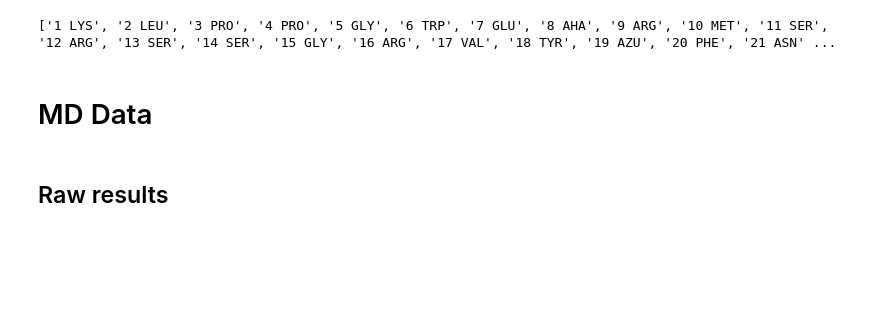
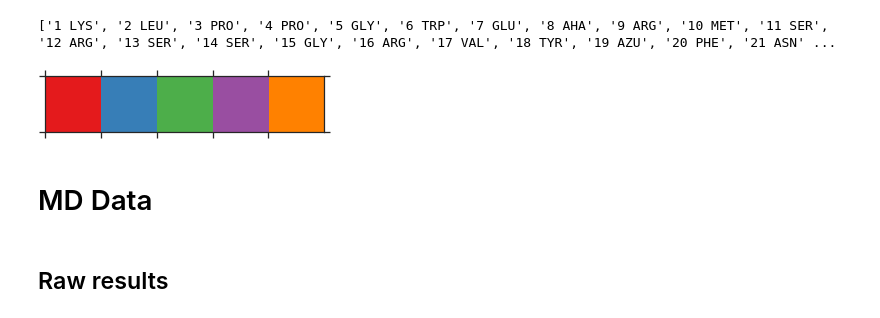
Before and after one commit to Schlabonski/WW, a Jupyter notebook: Scripts/MEQ_simulation.ipynb, the cells around one changed output. Drawn from its saved outputs; the diff is of its cells as text; code cells hidden in the pictures; blank space fills up the shorter version.

```diff
--- a/Scripts/MEQ_simulation.ipynb
+++ b/Scripts/MEQ_simulation.ipynb
@@ -47,43 +47,57 @@ print(residue_names)
 # %% [output]
 ['1 LYS', '2 LEU', '3 PRO', '4 PRO', '5 GLY', '6 TRP', '7 GLU', '8 AHA', '9 ARG', '10 MET', '11 SER', '12 ARG', '13 SER', '14 SER', '15 GLY', '16 ARG', '17 VAL', '18 TYR', '19 AZU', '20 PHE', '21 ASN' ...
 # %%
+cpalette = sns.color_palette()
+
+cpalette = cpalette[:-1] # delete yellow
+l_colormap = len(cpalette)
+
+sns.palplot(cpalette)
+
 def plot_E_kin(E_kin_array, time, plotlabels, saveroot='E_kin_MD', E_kin_model=None, t_model=None, log=True, norm_to_zero=True):
     fig = plt.figure(figsize=(10,6))
     axe = fig.add_subplot(111)
 
     for i, e_kin in enumerate(E_kin_array):
+        plabel = plotlabels[i]
         if norm_to_zero:
-            lineplot = axe.plot(time, e_kin-e_kin[0], label=plotlabels[i])
+            lineplot = axe.plot(time, e_kin-e_kin[0], label=plabel, color = cpalette[residue_names.index(plabel)%l_colormap])
         else:
-            lineplot = axe.plot(time, e_kin, label=plotlabels[i])
+            lineplot = axe.plot(time, e_kin, label=plabel, color = cpalette[residue_names.index(plabel)%l_colormap])
 
         if type(E_kin_model) != type(None):
             if norm_to_zero:
                 axe.plot(t_model, E_kin_model[i]-E_kin_model[i,0], '--', color = lineplot[0].get_color())
             else:
                 axe.plot(t_model, E_kin_model[i], '--', color = lineplot[0].get_color())
 
     if log:
         axe.set_xscale('log')
-    axe.legend()
+    axe.legend(loc=0)
     axe.set_xlabel('t / ps')
     axe.set_ylabel('E$_{kin}$ / kJ mol$^{-1}$')
 
     if type(E_kin_model) == type(None):
         axe.set_xlim(xmin=min(time), xmax=max(time))
     elif type(E_kin_model) == type(np.zeros(0)):
         axe.set_xlim(xmin=min(t_model), xmax=max(t_model))
+    if norm_to_zero:
+        axe.set_ylim(ymin=0)
 
 
     savename = '/home/thiele/Documents/Physik/HiWi/WW/Plots/' + saveroot
     for resname in plotlabels:
         savename += '_{0}'.format(resname.replace(' ', ''))
     if not log:
         savename += '_lin'
     savename += '.pdf'
 
     fig.tight_layout()
     fig.savefig(savename)
+
+    return fig
+# %% [output]
+[figure, added]
 # %% [markdown]
 # MD Data
 # %% [markdown]
```
Also changed, not shown: parts of 12 cells of this notebook, 32 other files.
